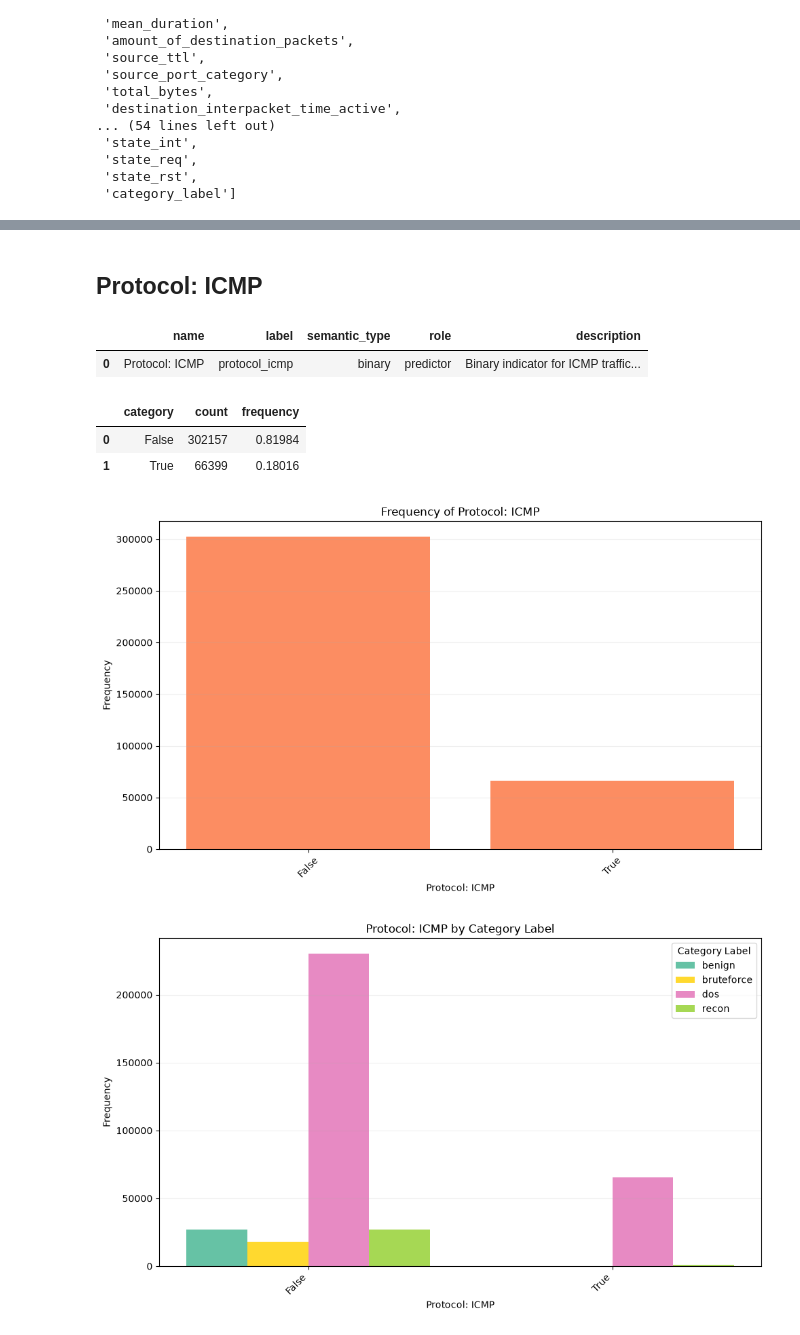
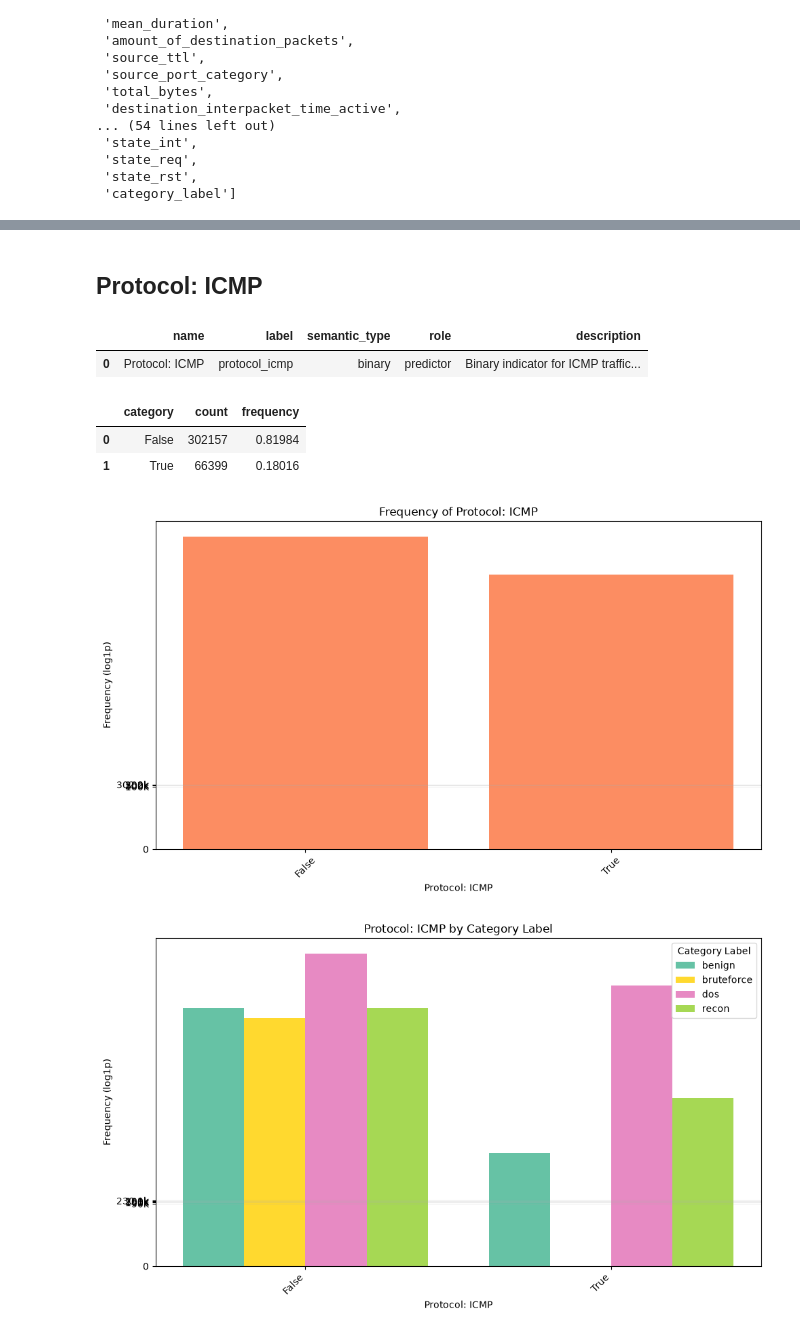
Before and after one commit to gabdumal/machine_learning_assignment, a Jupyter notebook: assignment/transformation/genis_analysis.ipynb, the cells around one changed output, grey strips where cells are left out. Drawn from its saved outputs; the diff is of its cells as text; code cells hidden in the pictures.

Commit message:
Display plots in non-linear frequencies

```diff
--- a/assignment/transformation/genis_analysis.ipynb
+++ b/assignment/transformation/genis_analysis.ipynb
@@ -35,10 +35,12 @@ target_feature_specification = TRANSFORMED_GENIS_SCHEMA.get_feature("category_la
 
 def display_genis_feature(
     feature_specification: FeatureSpec,
+    frequency_axis_scale: FrequencyAxisScale = FrequencyAxisScale.LINEAR,
 ):
     display_feature(
         feature_specification,
         target_feature_specification,
         transformed_genis_df,
+        frequency_axis_scale=frequency_axis_scale,
     )
 # %%
@@ -95,11 +103,14 @@ Source Port Category
 # %%
-display_genis_feature(TRANSFORMED_GENIS_SCHEMA.get_feature("protocol_icmp"))
+display_genis_feature(
+    TRANSFORMED_GENIS_SCHEMA.get_feature("protocol_icmp"),
+    frequency_axis_scale=FrequencyAxisScale.LOG1P,
+)
 # %% [output]
 Protocol: ICMP
 |  | name | label | semantic_type | role | description |
 | 0 | Protocol: ICMP | protocol_icmp | binary | predictor | Binary indicator for ICMP traffic... |
 |  | category | count | frequency |
 | 0 | False | 302157 | 0.81984 |
 | 1 | True | 66399 | 0.18016 |
-[figure, old version]
+[figure, new version]
-[figure, old version]
+[figure, new version]
```
Also changed, not shown: parts of 4 cells of this notebook, 6 other files.
